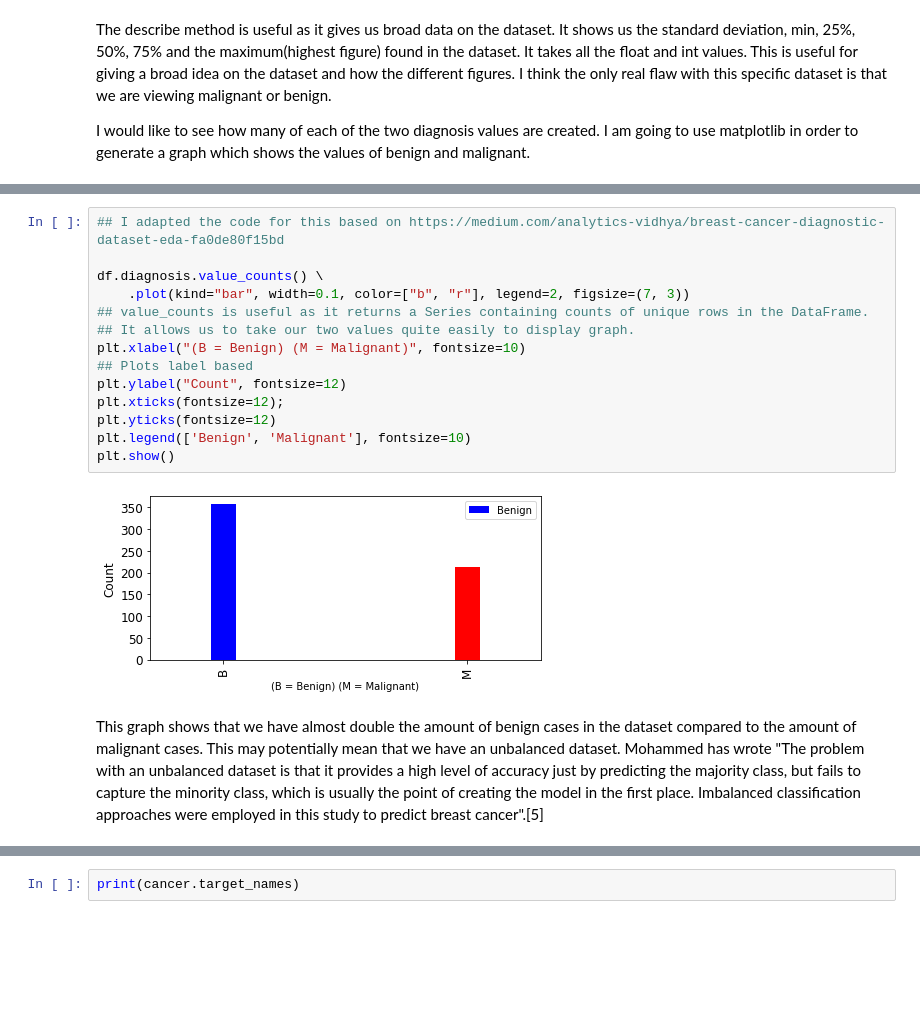
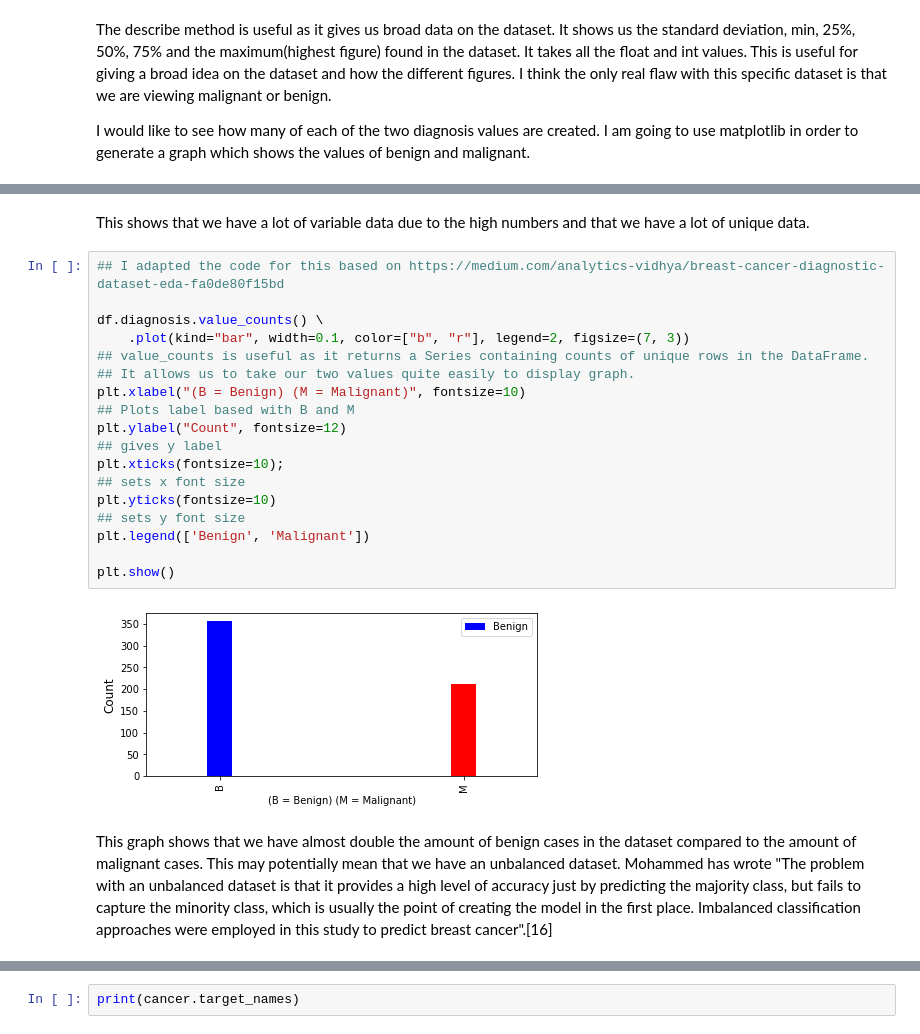
Before and after one commit to KenLin765/pfDA_Project_2, a Jupyter notebook: Main.ipynb, the cells around one changed output, grey strips where cells are left out. Cells and saved outputs as stored; diff of their text form; blank space fills up the shorter version.

```diff
--- a/Main.ipynb
+++ b/Main.ipynb
@@ -169,18 +205,24 @@ I would like to see how many of each of the two diagnosis values are created. I
+# %% [markdown]
+This shows that we have a lot of variable data due to the high numbers and that we have a lot of unique data.
 # %%
 ## I adapted the code for this based on https://medium.com/analytics-vidhya/breast-cancer-diagnostic-dataset-eda-fa0de80f15bd
 
 df.diagnosis.value_counts() \
     .plot(kind="bar", width=0.1, color=["b", "r"], legend=2, figsize=(7, 3))
 ## value_counts is useful as it returns a Series containing counts of unique rows in the DataFrame.
 ## It allows us to take our two values quite easily to display graph.
 plt.xlabel("(B = Benign) (M = Malignant)", fontsize=10)
-## Plots label based
+## Plots label based with B and M
 plt.ylabel("Count", fontsize=12)
-plt.xticks(fontsize=12);
-plt.yticks(fontsize=12)
-plt.legend(['Benign', 'Malignant'], fontsize=10)
+## gives y label
+plt.xticks(fontsize=10);
+## sets x font size
+plt.yticks(fontsize=10)
+## sets y font size
+plt.legend(['Benign', 'Malignant'])
+
 plt.show()
 # %% [output]
-[figure, old version]
+[figure, new version]
 # %% [markdown]
-This graph shows that we have almost double the amount of benign cases in the dataset compared to the amount of malignant cases. This may potentially mean that we have an unbalanced dataset. Mohammed has wrote "The problem with an unbalanced dataset is that it provides a high level of accuracy just by predicting the majority class, but fails to capture the minority class, which is usually the point of creating the model in the first place. Imbalanced classification approaches were employed in this study to predict breast cancer".[5]
+This graph shows that we have almost double the amount of benign cases in the dataset compared to the amount of malignant cases. This may potentially mean that we have an unbalanced dataset. Mohammed has wrote "The problem with an unbalanced dataset is that it provides a high level of accuracy just by predicting the majority class, but fails to capture the minority class, which is usually the point of creating the model in the first place. Imbalanced classification approaches were employed in this study to predict breast cancer".[16]
```
Also changed, not shown: parts of 61 cells of this notebook, 2 other files.
